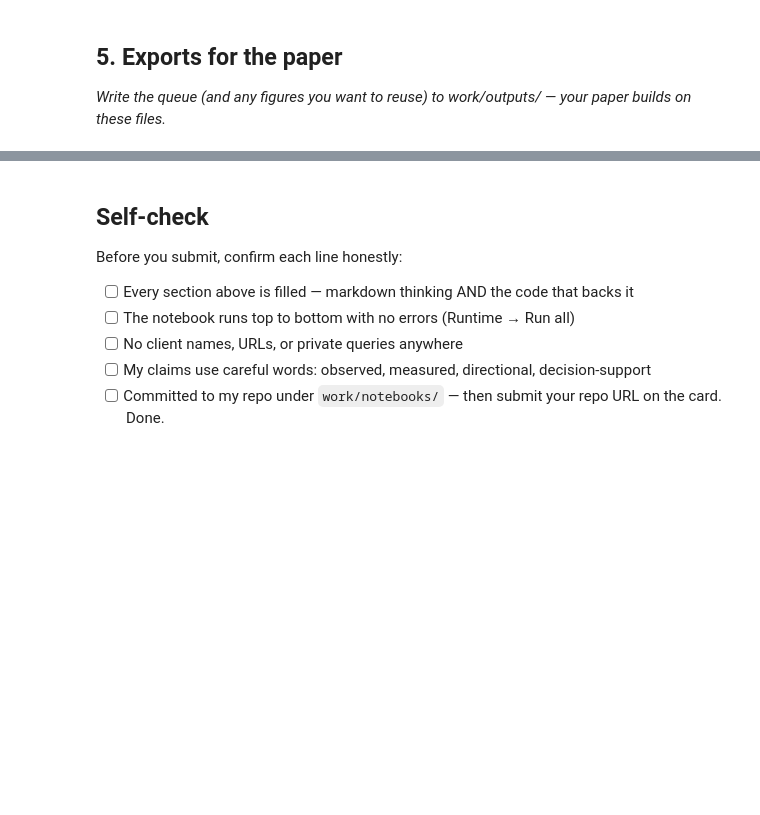
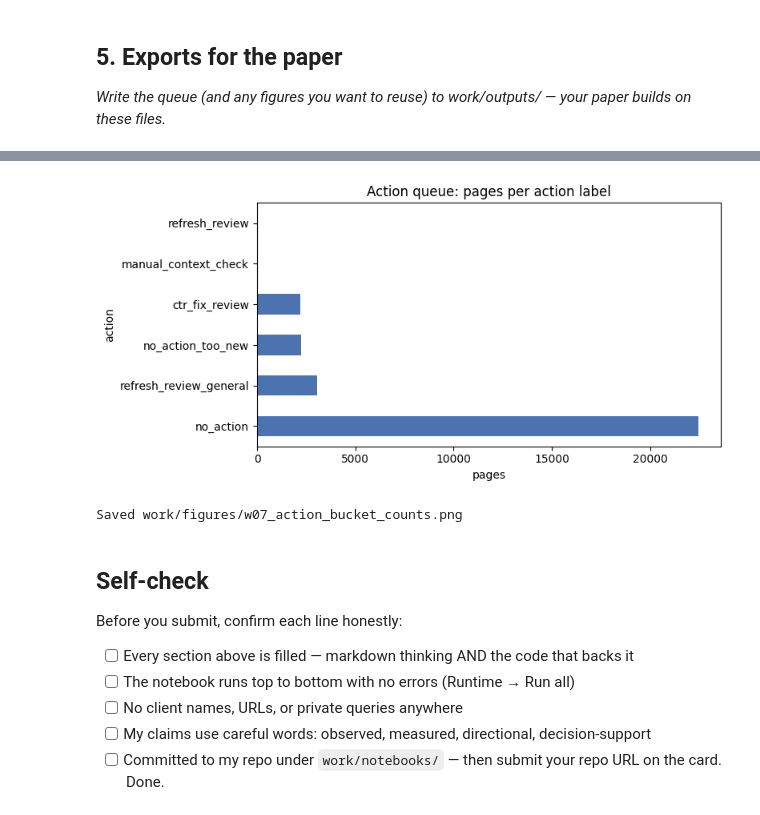
Before and after one commit to Ali-Haider987/alihaider-flyrank-ml, a Jupyter notebook: work/notebooks/w07_action_playbook.ipynb, the cells around one changed output, grey strips where cells are left out. Saved outputs shown, nothing was run; the diff lists cells and outputs as text; code cells hidden in the pictures; blank space fills up the shorter version.

```diff
--- a/work/notebooks/w07_action_playbook.ipynb
+++ b/work/notebooks/w07_action_playbook.ipynb
@@ -44,3 +314,17 @@ This skeleton is yours to fill. Work the sections **in order** — each one has
+# %%
+# 3. A figure worth reusing in the paper: action bucket sizes.
+counts = df["action"].value_counts()
+fig, ax = plt.subplots(figsize=(8, 4))
+counts.plot(kind="barh", ax=ax, color="#4C72B0")
+ax.set_xlabel("pages")
+ax.set_title("Action queue: pages per action label")
+plt.tight_layout()
+plt.savefig("work/figures/w07_action_bucket_counts.png", dpi=150)
+plt.show()
+print("Saved work/figures/w07_action_bucket_counts.png")
+# %% [output]
+[figure, added]
+Saved work/figures/w07_action_bucket_counts.png
 # %% [markdown]
 ## Self-check
 
```
Also changed, not shown: parts of 23 cells of this notebook.
